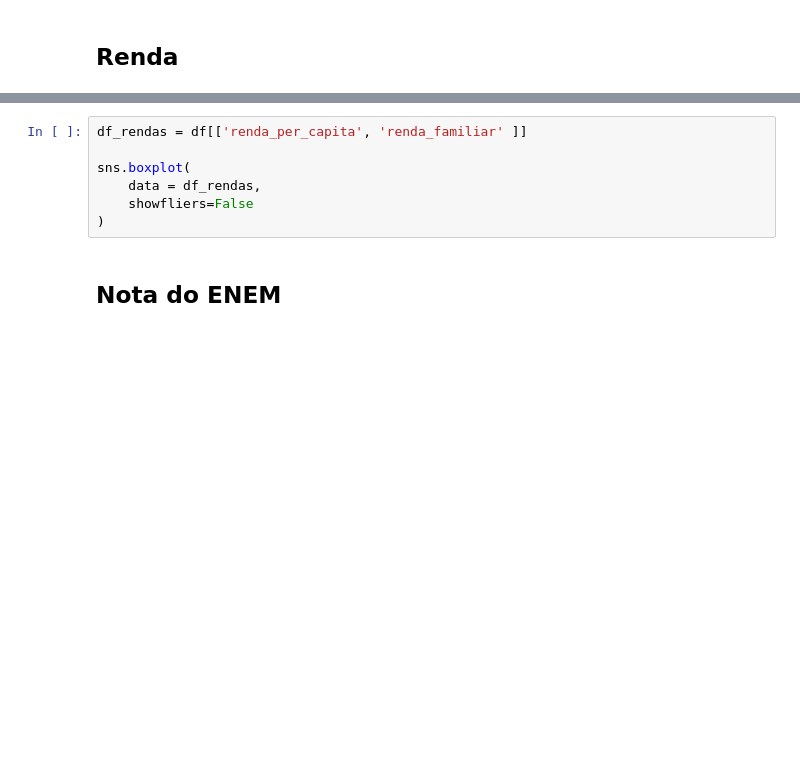
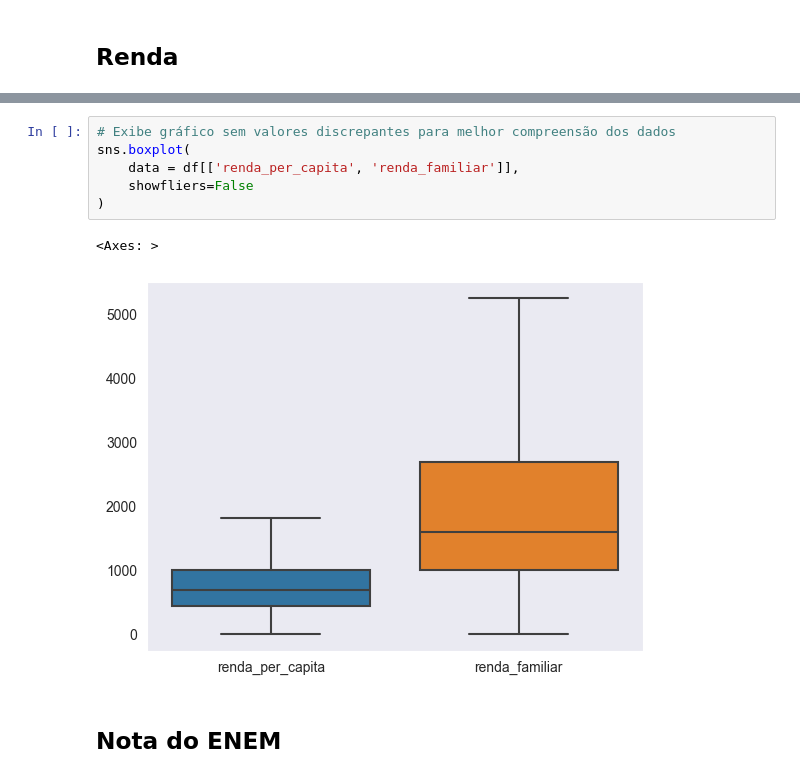
Before and after one commit to MarcosViniciusAraujo/puc-rio-aprendizado-automatico, a Jupyter notebook: Educacao_superior.ipynb, the cells around one changed output, grey strips where cells are left out. Drawn from its saved outputs; the diff is of its cells as text; blank space fills up the shorter version.

```diff
--- a/Educacao_superior.ipynb
+++ b/Educacao_superior.ipynb
@@ -321,10 +386,12 @@ df['renda_per_capita'] \
 # %%
-df_rendas = df[['renda_per_capita', 'renda_familiar' ]]
-
+# Exibe gráfico sem valores discrepantes para melhor compreensão dos dados
 sns.boxplot(
-    data = df_rendas,
+    data = df[['renda_per_capita', 'renda_familiar']],
     showfliers=False
 )
+# %% [output]
+<Axes: >
+[figure, added]
 # %% [markdown]
 ## Nota do ENEM
 # %%
```
Also changed, not shown: parts of 33 cells of this notebook.
